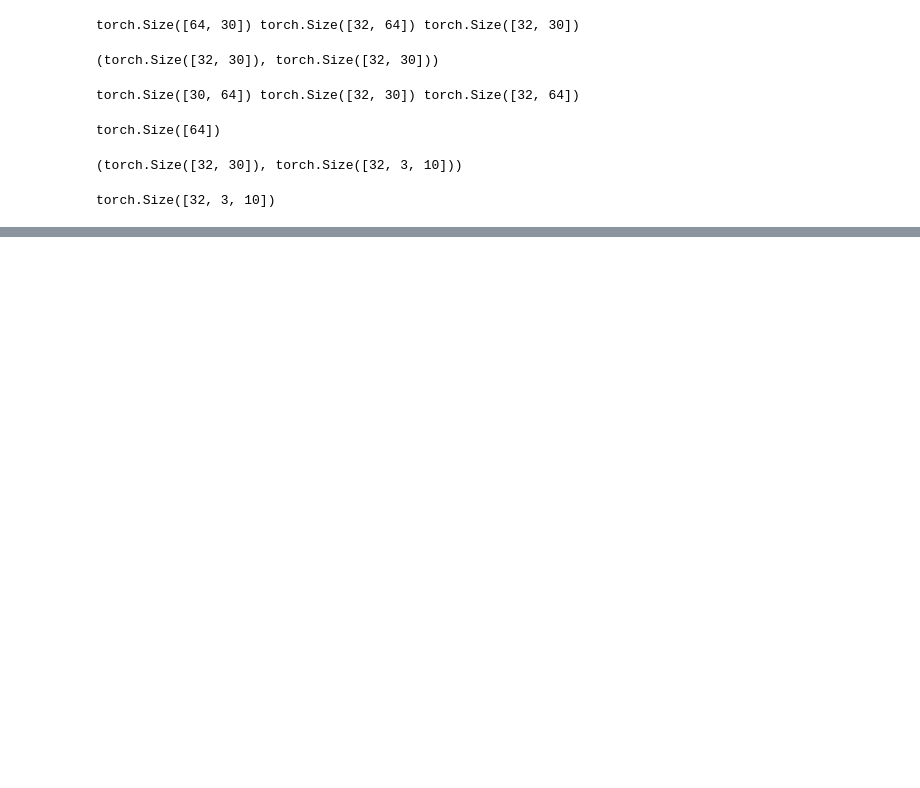
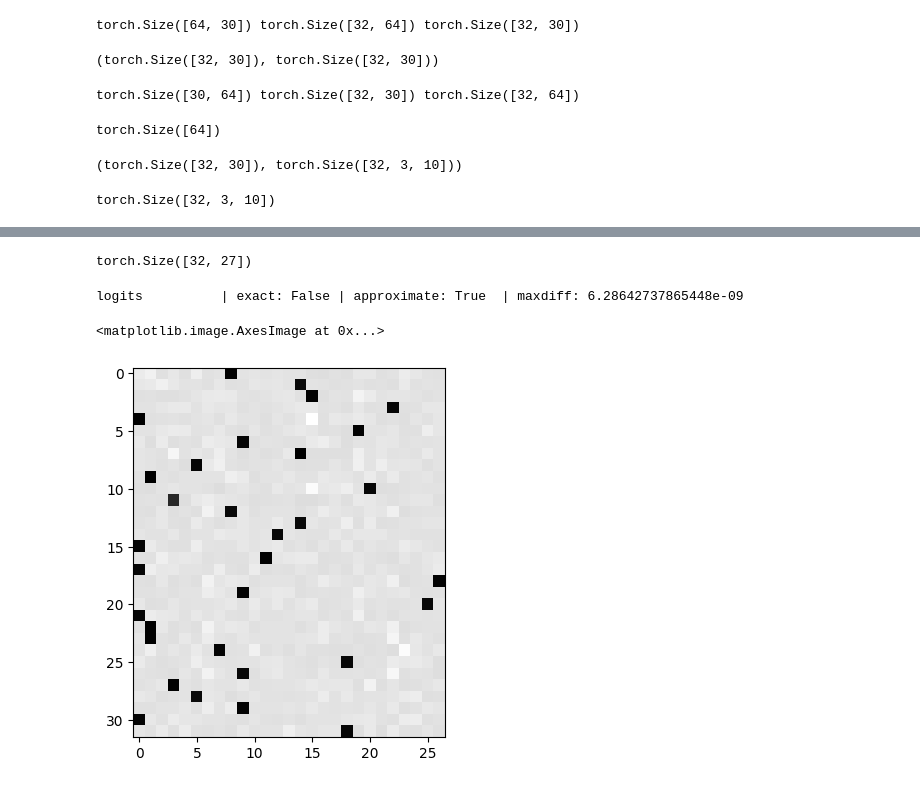
Before and after one commit to SolbiatiAlessandro/machine-learning, a Jupyter notebook: makemore/mlp-backpropagation.ipynb, the cells around one changed output, grey strips where cells are left out. Cells and saved outputs as stored; diff of their text form; code cells hidden in the pictures; blank space fills up the shorter version.

```diff
--- a/makemore/mlp-backpropagation.ipynb
+++ b/makemore/mlp-backpropagation.ipynb
@@ -404,12 +407,25 @@ print(loss_fast.item(), 'diff:', (loss_fast - loss).item())
+# %%
+logits.shape
+# %% [output]
+torch.Size([32, 27])
 # %%
 # backward pass
 
 # -----------------
 # YOUR CODE HERE :)
-dlogits = None # TODO. my solution is 3 lines
+dlogits = F.softmax(logits, 1)
+dlogits[range(n), Yb] -= 1
+dlogits /= n
 # -----------------
 
-#cmp('logits', dlogits, logits) # I can only get approximate to be true, my maxdiff is 6e-9
+cmp('logits', dlogits, logits) # I can only get approximate to be true, my maxdiff is 6e-9
+# %% [output]
+logits          | exact: False | approximate: True  | maxdiff: 6.28642737865448e-09
+# %%
+plt.imshow(dlogits.detach(), cmap='gray')
+# %% [output]
+<matplotlib.image.AxesImage at 0x...>
+[figure, added]
 # %%
 # Exercise 3: backprop through batchnorm but all in one go
 # to complete this challenge look at the mathematical expression of the output of batchnorm,
```
Also changed, not shown: parts of 7 cells of this notebook.
